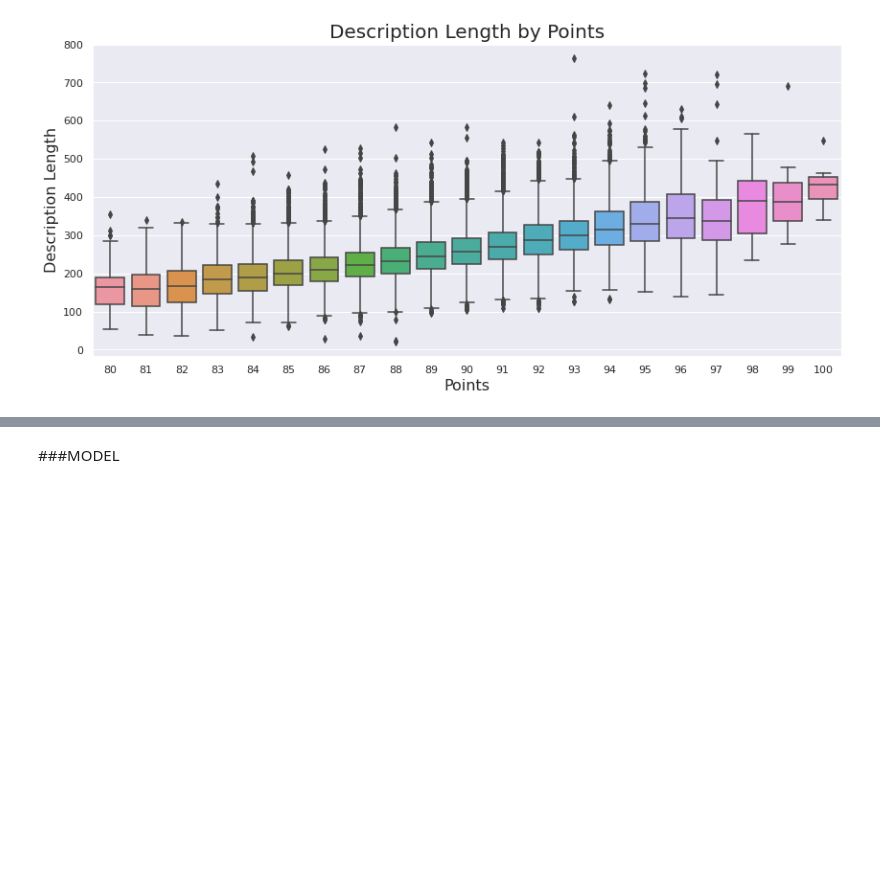
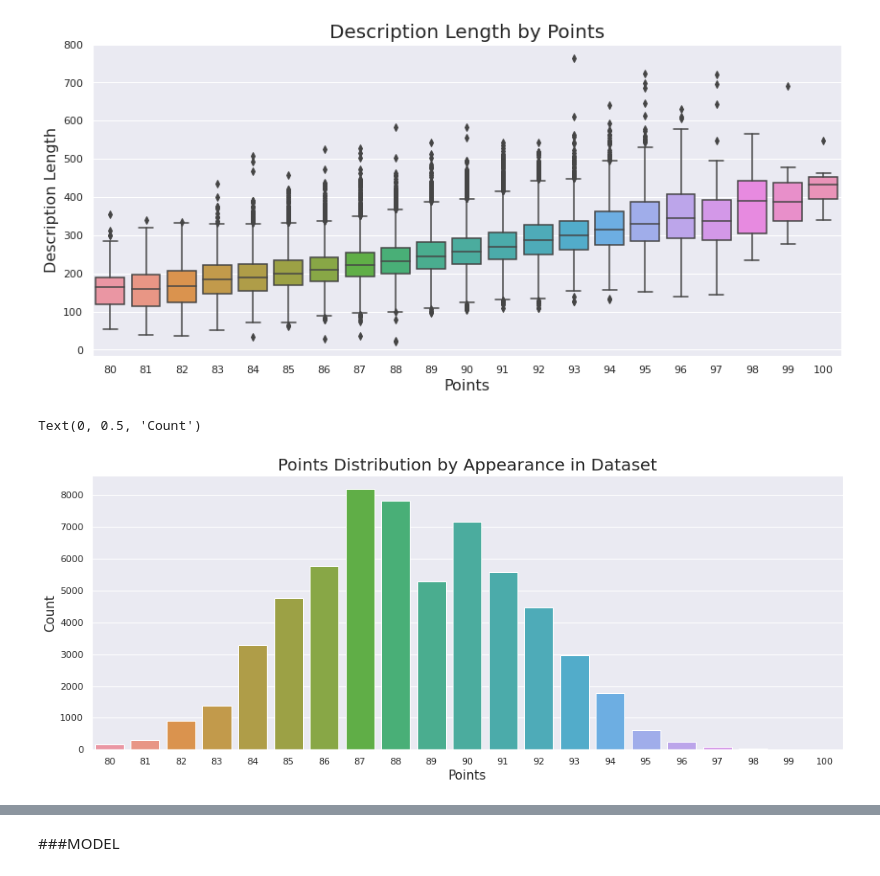
Before and after one commit to castudil/Machine-Learning, a Jupyter notebook: Proyecto Final ML/ Entrega 05 - Interpret/ Entrega_05_Interpret_wine.ipynb, the cells around one changed output, grey strips where cells are left out. Saved outputs shown, nothing was run; the diff lists cells and outputs as text; code cells hidden in the pictures; blank space fills up the shorter version.

```diff
--- a/Proyecto Final ML/ Entrega 05 - Interpret/ Entrega_05_Interpret_wine.ipynb
+++ b/Proyecto Final ML/ Entrega 05 - Interpret/ Entrega_05_Interpret_wine.ipynb
@@ -194,3 +192,13 @@ g.set_xlabel('Points', fontsize = 16) # X label
 plt.show()
 # %% [output]
 [figure]
+# %%
+#Graphing para ver cómo se distribuyen los puntos visualmente, para tener una mejor idea de cómo agruparlos al simplificar
+plt.figure(figsize=(16,6))
+g = sns.countplot(x='points', data=winedf)
+g.set_title("Points Distribution by Appearance in Dataset", fontsize=20)
+g.set_xlabel("Points", fontsize=15)
+g.set_ylabel("Count", fontsize=15)
+# %% [output]
+Text(0, 0.5, 'Count')
+[figure, added]
```
Also changed, not shown: parts of 17 cells of this notebook.
